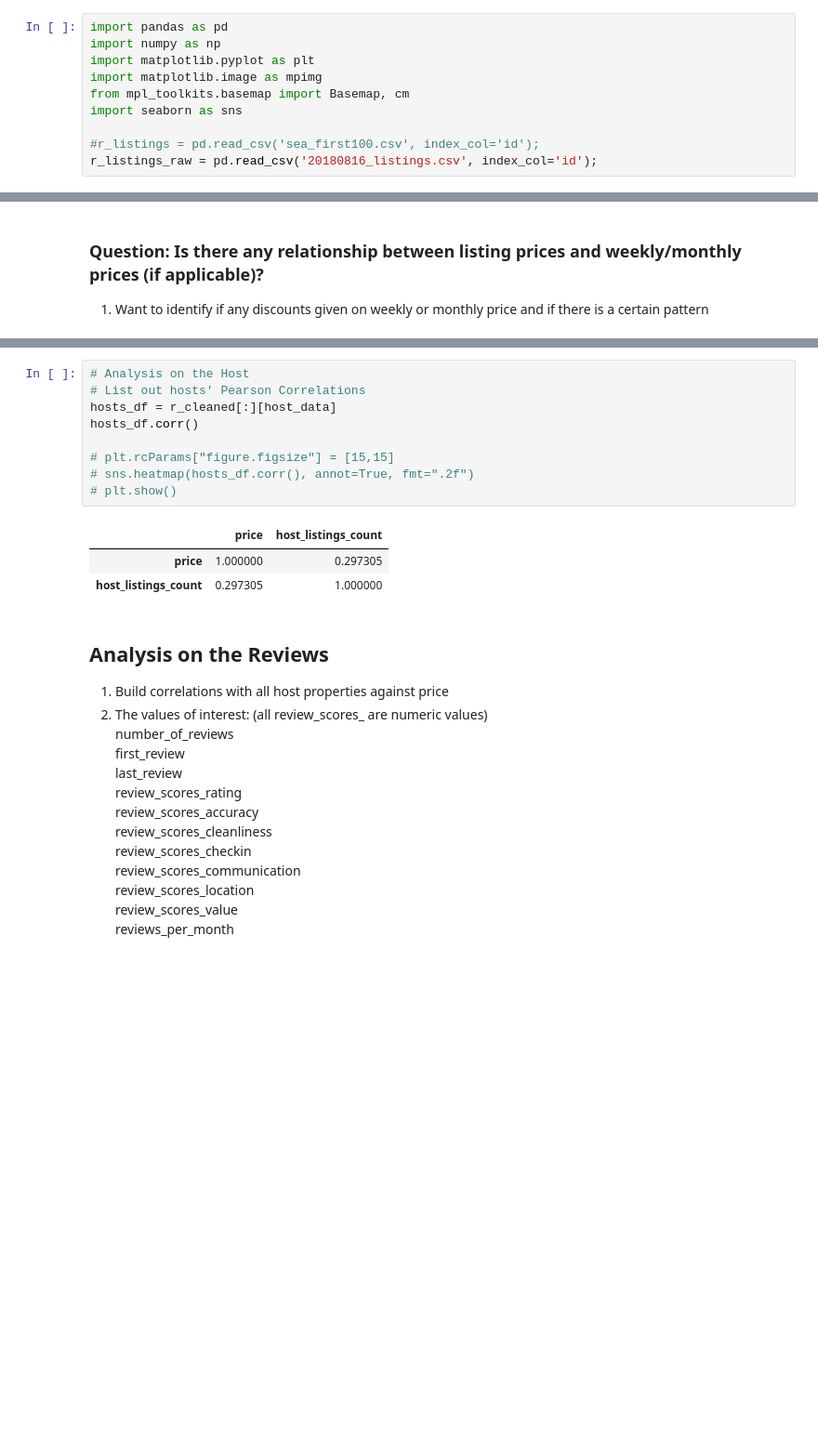
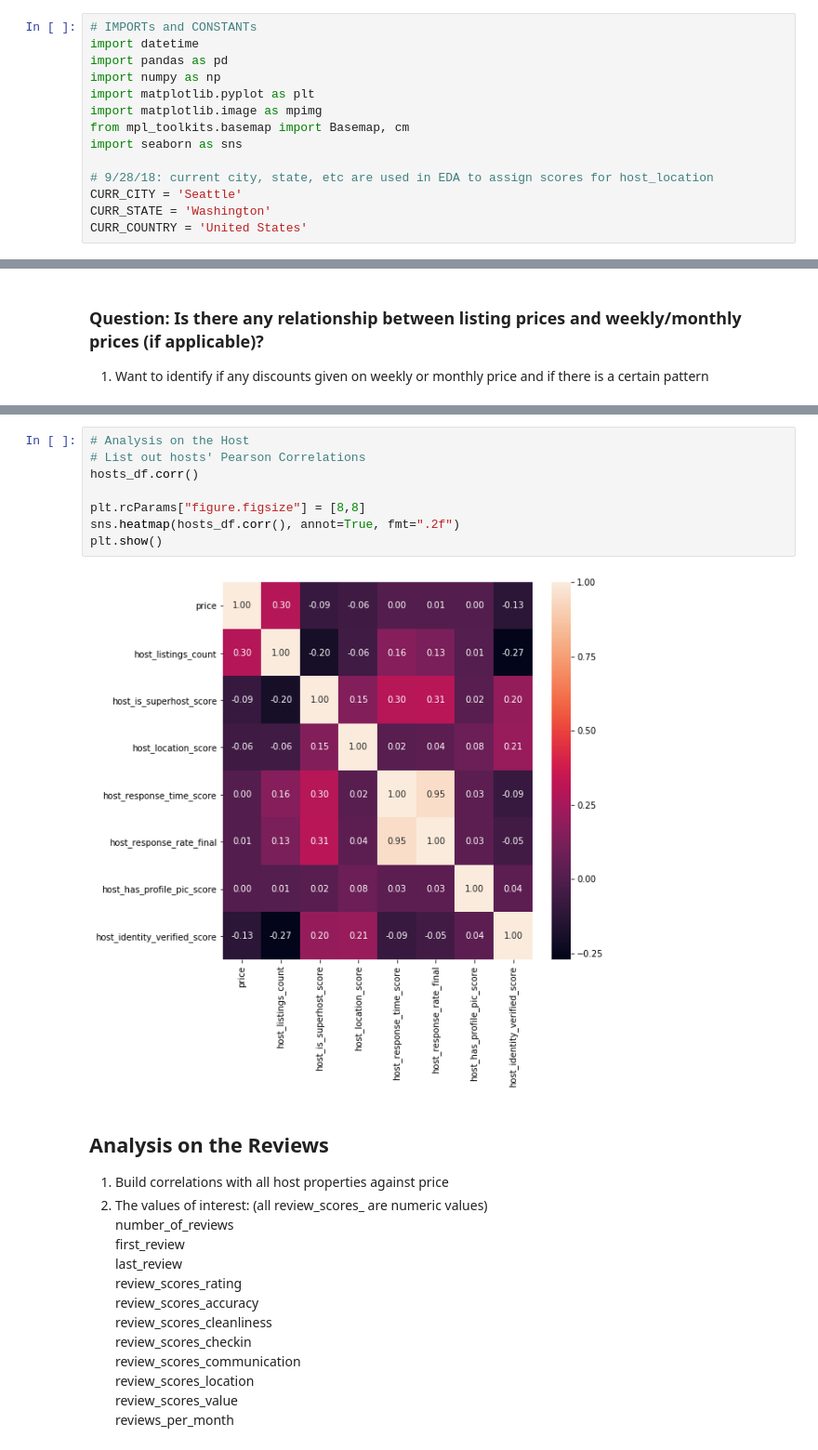
Before and after one commit to mikeli888/Springboard, a Jupyter notebook: sb2018_capstone1/Airbnb_pricing_analysis1.ipynb, the cells around one changed output, grey strips where cells are left out. Shown at 93% size. Saved outputs shown, nothing was run; the diff lists cells and outputs as text; blank space fills up the shorter version.

Commit message:
added hosts EDA

```diff
--- a/sb2018_capstone1/Airbnb_pricing_analysis1.ipynb
+++ b/sb2018_capstone1/Airbnb_pricing_analysis1.ipynb
@@ -46,6 +46,8 @@ The goal of this project is to build a model to predict the rental prices of Air
 # %% [markdown]
 # Actual Notebook
 # %%
+# IMPORTs and CONSTANTs
+import datetime
 import pandas as pd
 import numpy as np
 import matplotlib.pyplot as plt
@@ -53,5 +55,7 @@ import matplotlib.image as mpimg
 from mpl_toolkits.basemap import Basemap, cm
 import seaborn as sns
 
-#r_listings = pd.read_csv('sea_first100.csv', index_col='id');
-r_listings_raw = pd.read_csv('20180816_listings.csv', index_col='id');
+# 9/28/18: current city, state, etc are used in EDA to assign scores for host_location
+CURR_CITY = 'Seattle'
+CURR_STATE = 'Washington'
+CURR_COUNTRY = 'United States'
@@ -694,16 +754,13 @@ plt.show()
 # %%
 # Analysis on the Host
 # List out hosts' Pearson Correlations
-hosts_df = r_cleaned[:][host_data]
 hosts_df.corr()
 
-# plt.rcParams["figure.figsize"] = [15,15]
-# sns.heatmap(hosts_df.corr(), annot=True, fmt=".2f")
-# plt.show()
+plt.rcParams["figure.figsize"] = [8,8]
+sns.heatmap(hosts_df.corr(), annot=True, fmt=".2f")
+plt.show()
 # %% [output]
-|  | price | host_listings_count |
-| price | 1.000000 | 0.297305 |
-| host_listings_count | 0.297305 | 1.000000 |
+[figure, added]
 # %% [markdown]
 ## Analysis on the Reviews
 1) Build correlations with all host properties against price<BR>
```
Also changed, not shown: parts of 10 cells of this notebook.
